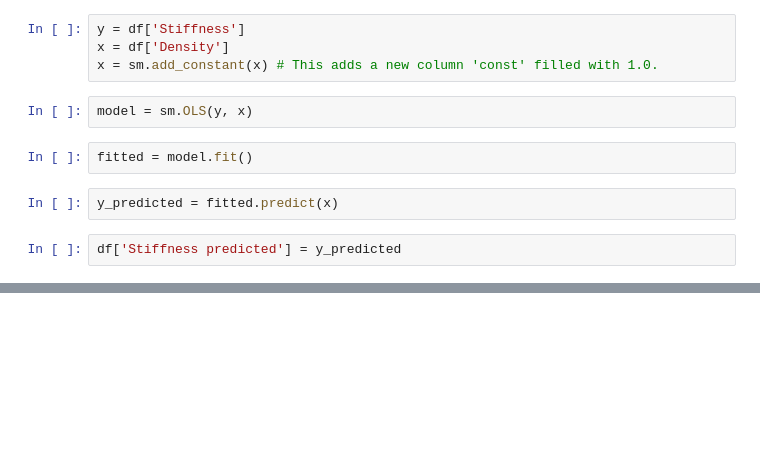
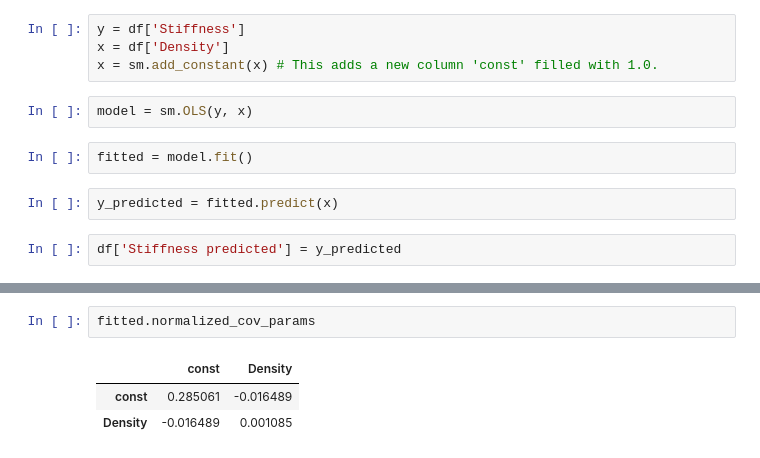
Before and after one commit to gillespilon/noob, a Jupyter notebook: minitab_particle_board.ipynb, the cells around one changed output, grey strips where cells are left out. Cells and saved outputs as stored; diff of their text form; blank space fills up the shorter version.

```diff
--- a/minitab_particle_board.ipynb
+++ b/minitab_particle_board.ipynb
@@ -60,0 +136,6 @@ fitted.params
+# %%
+fitted.normalized_cov_params
+# %% [output]
+|  | const | Density |
+| const | 0.285061 | -0.016489 |
+| Density | -0.016489 | 0.001085 |
```
Also changed, not shown: parts of 16 cells of this notebook, 1 other file.
